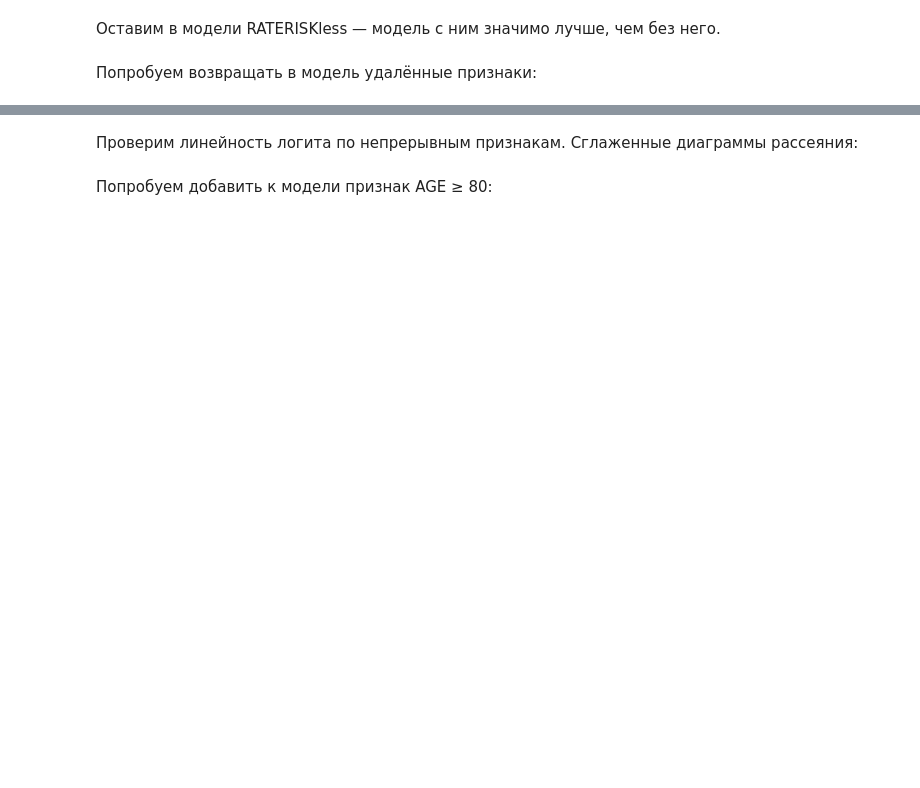
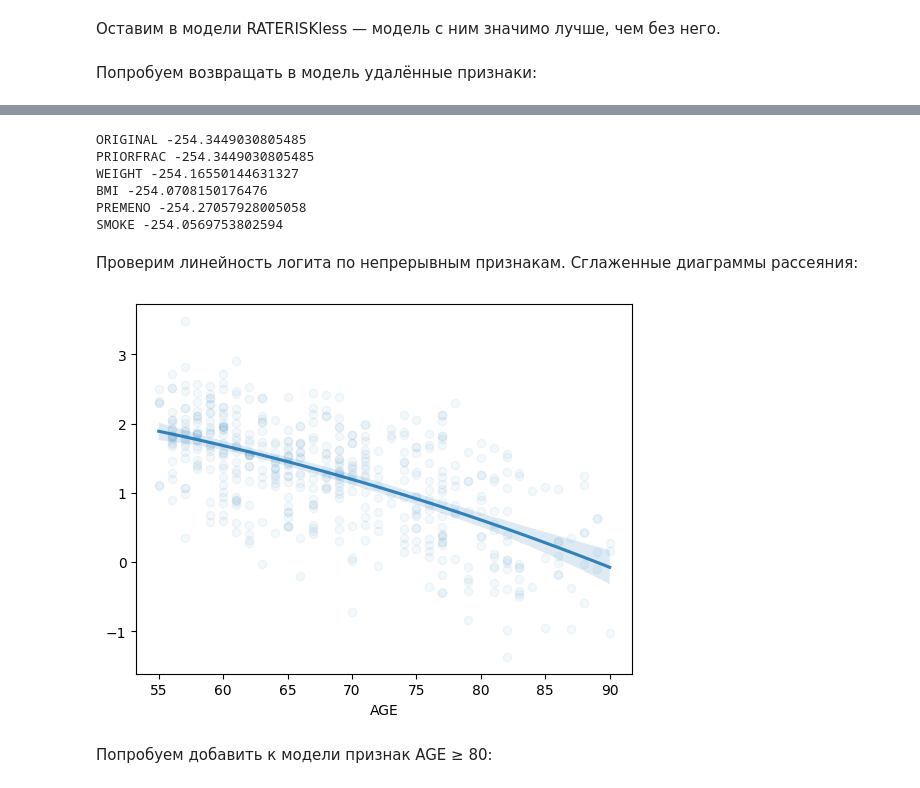
Before and after one commit to andriygav/PSAD, a Jupyter notebook: seminars/sem8/main.ipynb, the cells around one changed output, grey strips where cells are left out. Cells and saved outputs as stored; diff of their text form; code cells hidden in the pictures; blank space fills up the shorter version.

```diff
--- a/seminars/sem8/main.ipynb
+++ b/seminars/sem8/main.ipynb
@@ -33,5 +33,5 @@ from sklearn.metrics import  auc,  accuracy_score
 
 Требуется построить модель числа визитов к доктору в зависимости от остальных признаков.
 # %%
-data = pd.read_csv('data/dvi.txt', delimiter=' ')
+data = pd.read_csv('https://raw.githubusercontent.com/andriygav/PSAD/refs/heads/master/seminars/sem8/data/dvi.txt', delimiter=' ')
 data.sample(5)
@@ -162,5 +357,5 @@ model.summary2()
 
 Известно, у кого из участниц в первый год исследования произошёл перелом шейки бедра. Необходимо построить модель вероятности перелома с учётом имеющихся признаков.
 # %%
-data = pd.read_csv('data/GLOW500.txt', delimiter='\t')
+data = pd.read_csv('https://raw.githubusercontent.com/andriygav/PSAD/refs/heads/master/seminars/sem8/data/GLOW500.txt', delimiter='\t')
 data.head()
@@ -217,12 +501,21 @@ for f in predictors2:
     model2 = sm.GLM.from_formula(formula2,
                             data=data, family=sm.families.Binomial()).fit()
     print (f, model2.llf)
+# %% [output]
+ORIGINAL -254.3449030805485
+PRIORFRAC -254.3449030805485
+WEIGHT -254.16550144631327
+BMI -254.0708150176476
+PREMENO -254.27057928005058
+SMOKE -254.0569753802594
 # %% [markdown]
 Проверим линейность логита по непрерывным признакам. Сглаженные диаграммы рассеяния:
 # %%
 probs = model.predict(data)
 odds = probs/(1-probs)
-_ = sns.regplot(data['AGE'], np.log(odds), order=2, scatter=True,scatter_kws={'alpha':0.05},line_kws={'alpha':0.9})
+_ = sns.regplot(x=data['AGE'], y=np.log(odds), order=2, scatter=True,scatter_kws={'alpha':0.05},line_kws={'alpha':0.9})
+# %% [output]
+[figure, added]
 # %% [markdown]
 Попробуем добавить к модели признак AGE ≥ 80:
 # %%
```
Also changed, not shown: parts of 34 cells of this notebook.
